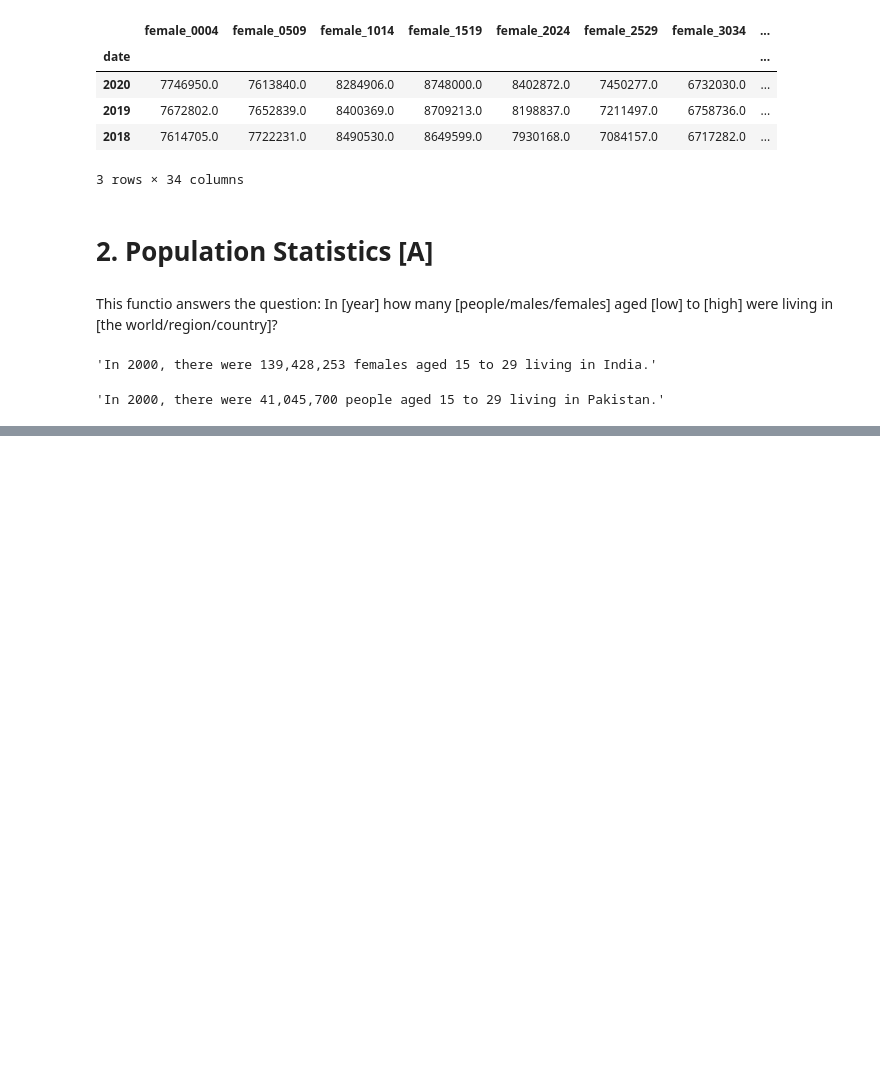
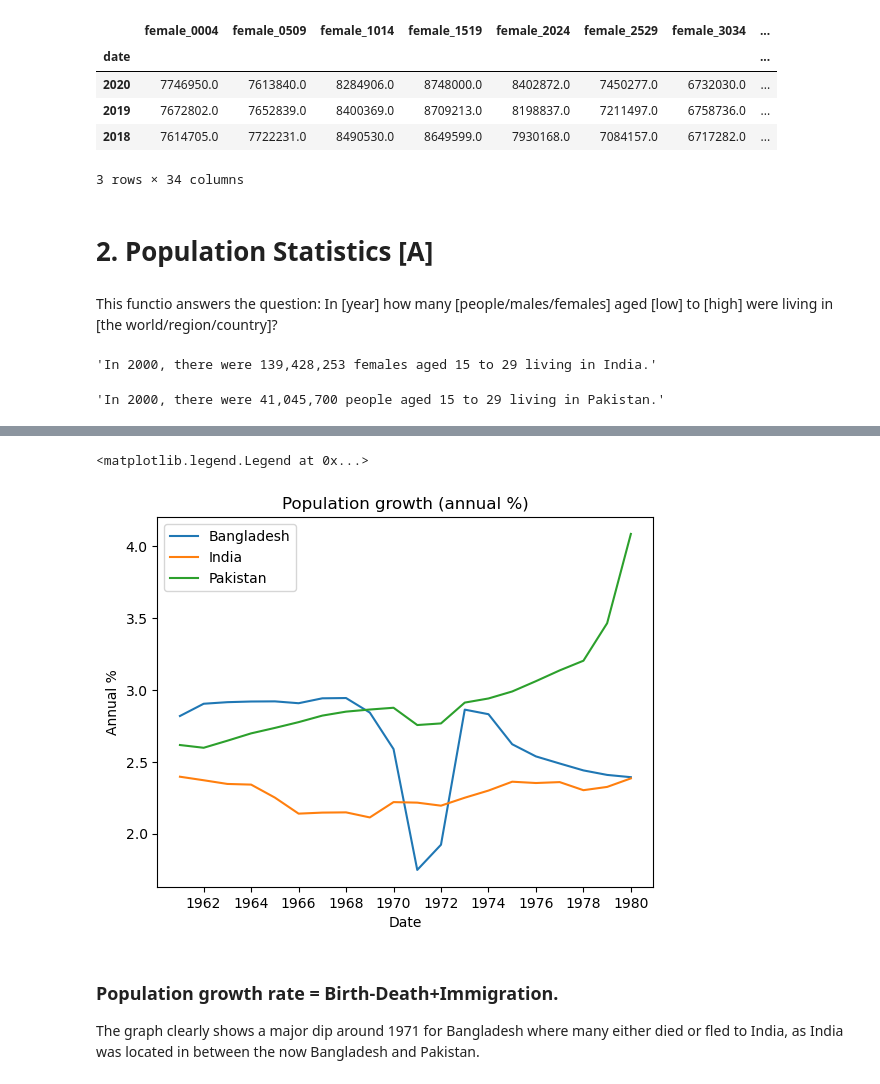
Before and after one commit to leannabaltonado/Dorothy-Thomas, a Jupyter notebook: Project_1_updated.ipynb, the cells around one changed output, grey strips where cells are left out. Saved outputs shown, nothing was run; the diff lists cells and outputs as text; code cells hidden in the pictures; blank space fills up the shorter version.

Commit message:
Added population rate graphs and analysis

```diff
--- a/Project_1_updated.ipynb
+++ b/Project_1_updated.ipynb
@@ -282,0 +301,24 @@ pakistan_pop_stats
+# %%
+def population_growth_rate(years,country):
+
+    def country_id(country):
+        single_country = wbdata.get_countries(query=f"^{re.escape(country)}$")
+        return single_country[0]["id"]
+
+    country_id = country_id(country)
+    indicators = {"SP.POP.GROW" : "Population growth (annual %)"}
+
+    country_df = wbdata.get_dataframe(indicators, country = country_id, parse_dates = True)
+
+    start, end = years
+    growth_adjusted = country_df[(country_df.index.year >= start) & (country_df.index.year <= end)]
+
+    return growth_adjusted.rename(columns = lambda c: country if c == growth_adjusted.columns[0] else c)
+
+
+rate_BGD = population_growth_rate([1961, 1980], "Bangladesh")
+rate_IND = population_growth_rate([1961, 1980], "India")
+rate_PAK = population_growth_rate([1961, 1980], "Pakistan")
+# %%
+pop_growth_rate = rate_BGD.join([rate_IND, rate_PAK])
+pop_growth_rate.head()
@@ -282,0 +333,13 @@ pakistan_pop_stats
+# %%
+
+plt.plot(pop_growth_rate, label = pop_growth_rate.columns )
+plt.ylabel("Annual %")
+plt.xlabel("Date")
+plt.title("Population growth (annual %)")
+plt.legend()
+# %% [output]
+<matplotlib.legend.Legend at 0x...>
+[figure, added]
+# %% [markdown]
+### Population growth rate = Birth-Death+Immigration.
+The graph clearly shows a major dip around 1971 for Bangladesh where many either died or fled to India, as India was located in between the now Bangladesh and Pakistan.
```
Also changed, not shown: parts of 6 cells of this notebook.
